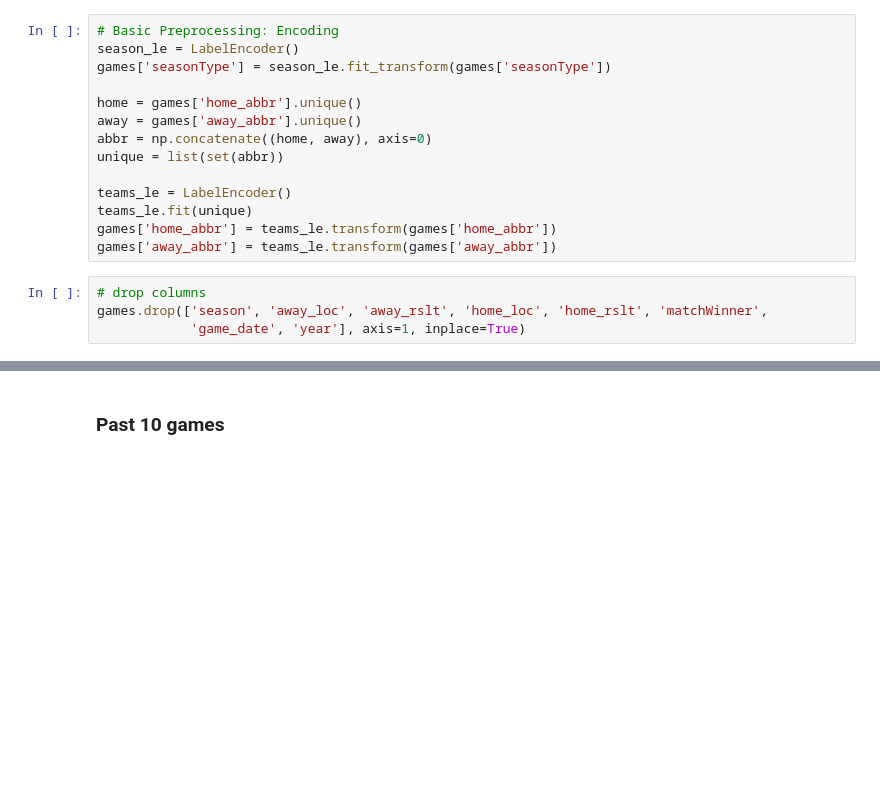
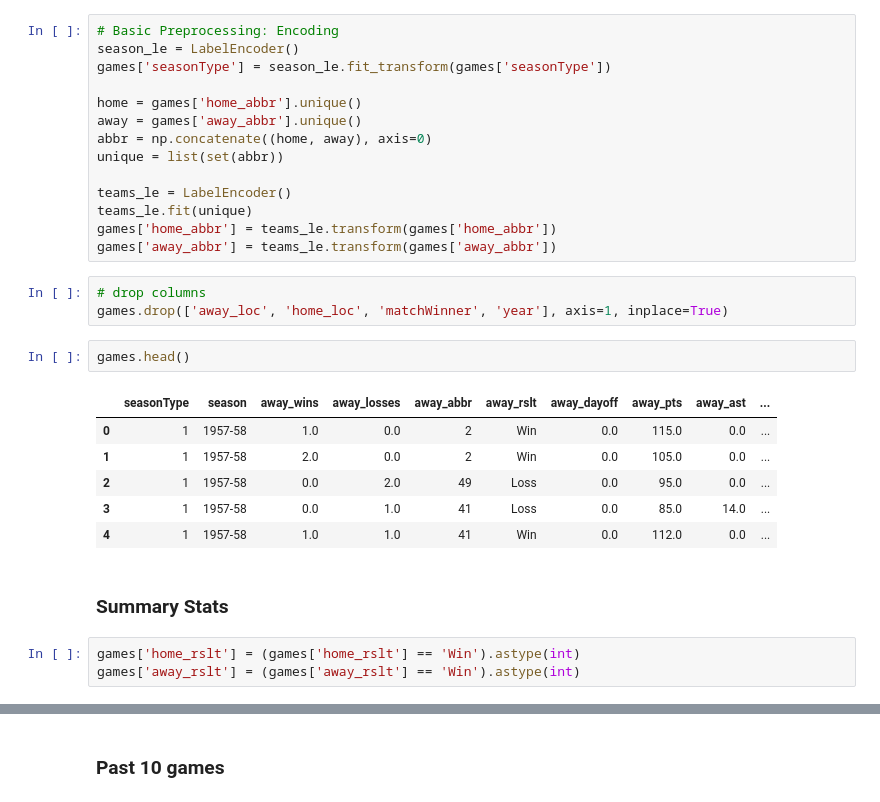
Before and after one commit to mdunat/nba_prediction, a Jupyter notebook: dataset.ipynb, the cells around one changed output, grey strips where cells are left out. Cells and saved outputs as stored; diff of their text form; blank space fills up the shorter version.

```diff
--- a/dataset.ipynb
+++ b/dataset.ipynb
@@ -55,5 +55,18 @@ games['home_abbr'] = teams_le.transform(games['home_abbr'])
 games['away_abbr'] = teams_le.transform(games['away_abbr'])
 # %%
 # drop columns
-games.drop(['season', 'away_loc', 'away_rslt', 'home_loc', 'home_rslt', 'matchWinner',
-			'game_date', 'year'], axis=1, inplace=True)
+games.drop(['away_loc', 'home_loc', 'matchWinner', 'year'], axis=1, inplace=True)
+# %%
+games.head()
+# %% [output]
+|  | seasonType | season | away_wins | away_losses | away_abbr | away_rslt | away_dayoff | away_pts | away_ast | ... |
+| 0 | 1 | 1957-58 | 1.0 | 0.0 | 2 | Win | 0.0 | 115.0 | 0.0 | ... |
+| 1 | 1 | 1957-58 | 2.0 | 0.0 | 2 | Win | 0.0 | 105.0 | 0.0 | ... |
+| 2 | 1 | 1957-58 | 0.0 | 2.0 | 49 | Loss | 0.0 | 95.0 | 0.0 | ... |
+| 3 | 1 | 1957-58 | 0.0 | 1.0 | 41 | Loss | 0.0 | 85.0 | 14.0 | ... |
+| 4 | 1 | 1957-58 | 1.0 | 1.0 | 41 | Win | 0.0 | 112.0 | 0.0 | ... |
+# %% [markdown]
+### Summary Stats
+# %%
+games['home_rslt'] = (games['home_rslt'] == 'Win').astype(int)
+games['away_rslt'] = (games['away_rslt'] == 'Win').astype(int)
```
Also changed, not shown: parts of 14 cells of this notebook, 1 other file.
